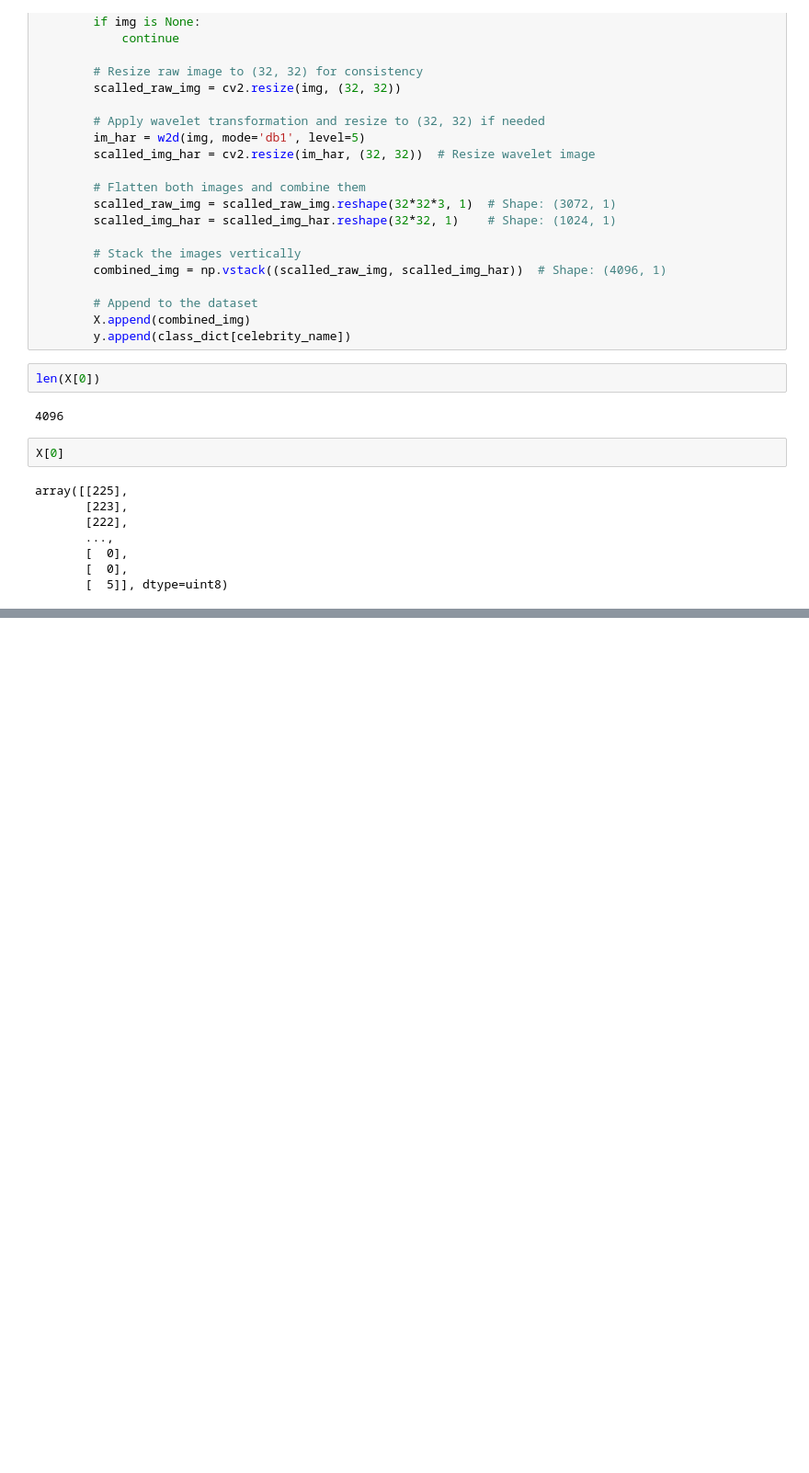
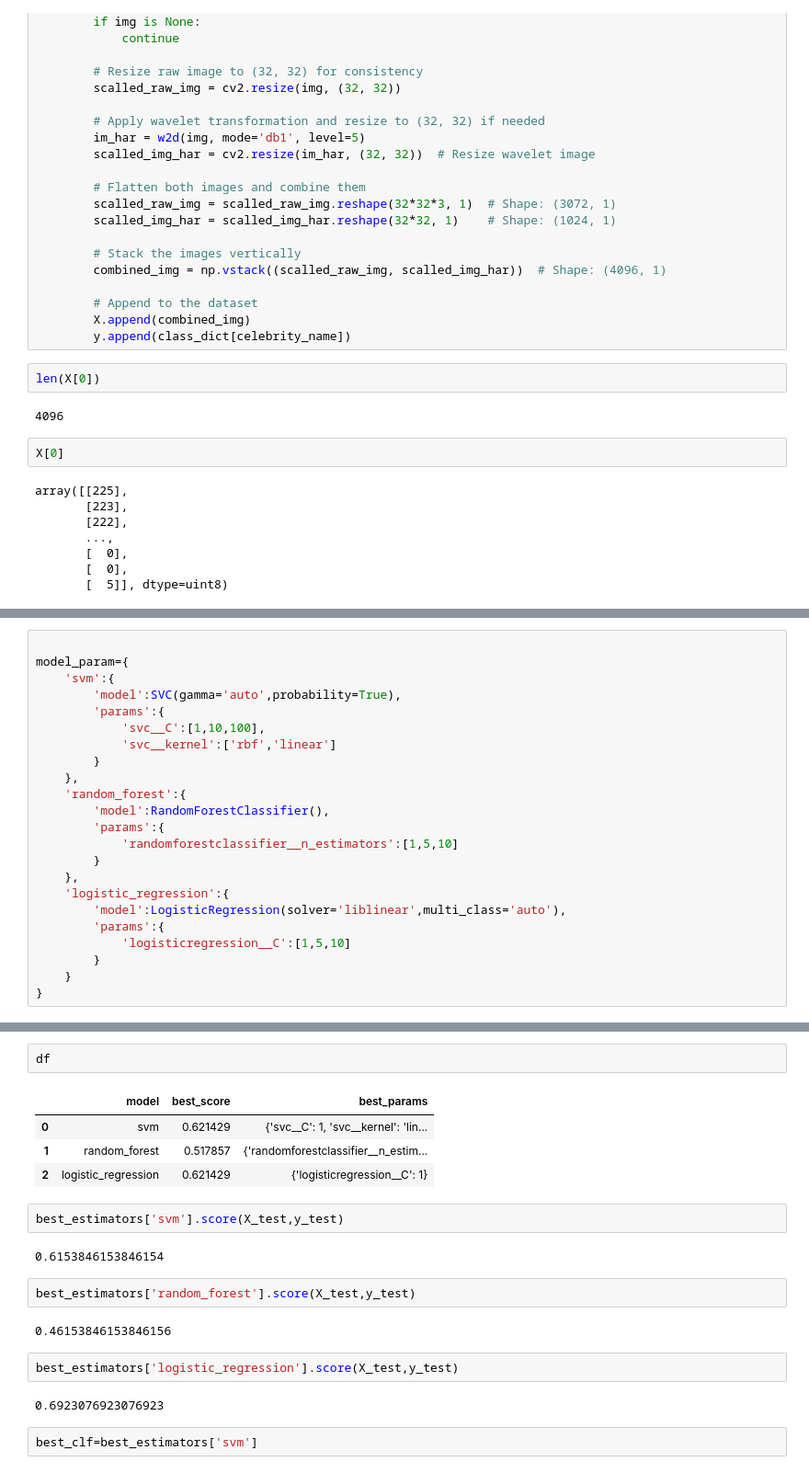
Before and after one commit to ashish769/sports-persons-image-classifier, a Jupyter notebook: sports-persons-image-classifier.ipynb, the cells around one changed output, grey strips where cells are left out. Shown at 92% size. Drawn from its saved outputs; the diff is of its cells as text; blank space fills up the shorter version.

```diff
--- a/sports-persons-image-classifier.ipynb
+++ b/sports-persons-image-classifier.ipynb
@@ -327,0 +366,23 @@ array([[225],
+# %%
+
+model_param={
+    'svm':{
+        'model':SVC(gamma='auto',probability=True),
+        'params':{
+            'svc__C':[1,10,100],
+            'svc__kernel':['rbf','linear']
+        }
+    },
+    'random_forest':{
+        'model':RandomForestClassifier(),
+        'params':{
+            'randomforestclassifier__n_estimators':[1,5,10]
+        }
+    },
+    'logistic_regression':{
+        'model':LogisticRegression(solver='liblinear',multi_class='auto'),
+        'params':{
+            'logisticregression__C':[1,5,10]
+        }
+    }
+}
@@ -327,0 +408,21 @@ array([[225],
+# %%
+df
+# %% [output]
+|  | model | best_score | best_params |
+| 0 | svm | 0.621429 | {'svc__C': 1, 'svc__kernel': 'lin... |
+| 1 | random_forest | 0.517857 | {'randomforestclassifier__n_estim... |
+| 2 | logistic_regression | 0.621429 | {'logisticregression__C': 1} |
+# %%
+best_estimators['svm'].score(X_test,y_test)
+# %% [output]
+0.6153846153846154
+# %%
+best_estimators['random_forest'].score(X_test,y_test)
+# %% [output]
+0.46153846153846156
+# %%
+best_estimators['logistic_regression'].score(X_test,y_test)
+# %% [output]
+0.6923076923076923
+# %%
+best_clf=best_estimators['svm']
```
Also changed, not shown: parts of 10 cells of this notebook.
